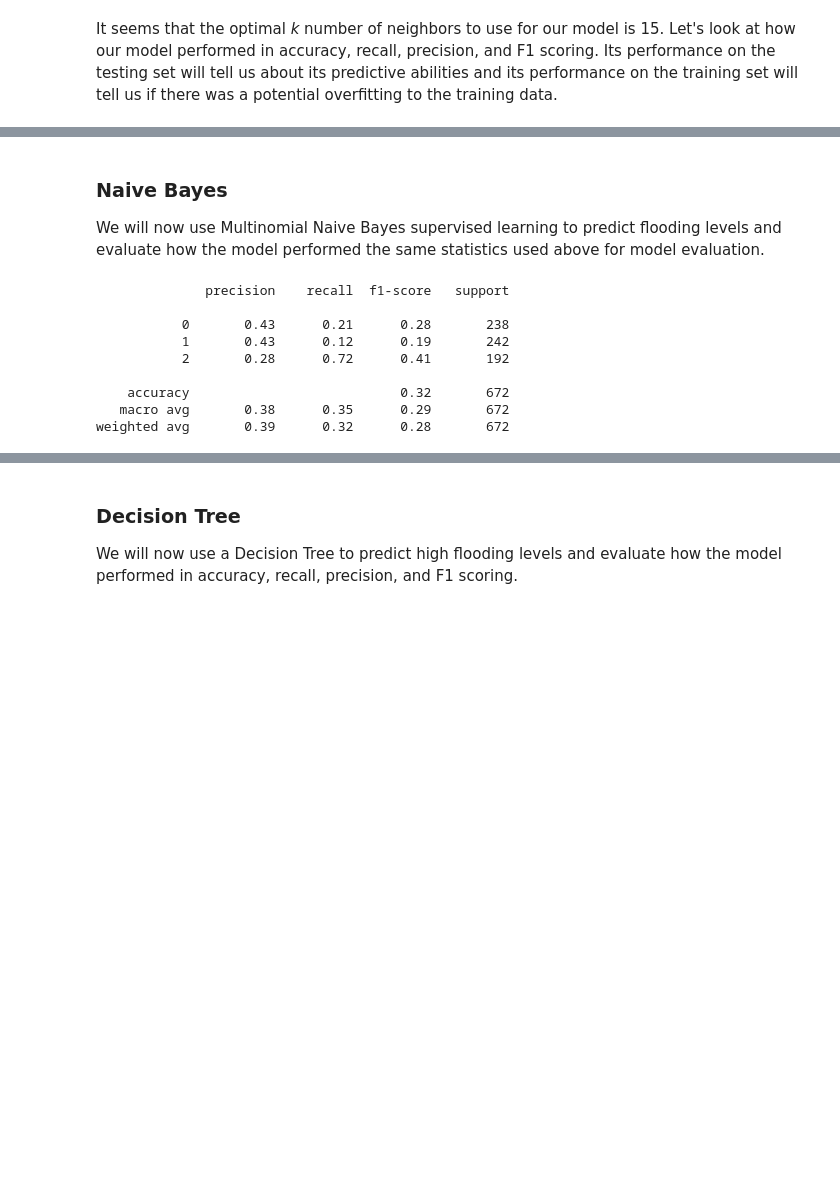
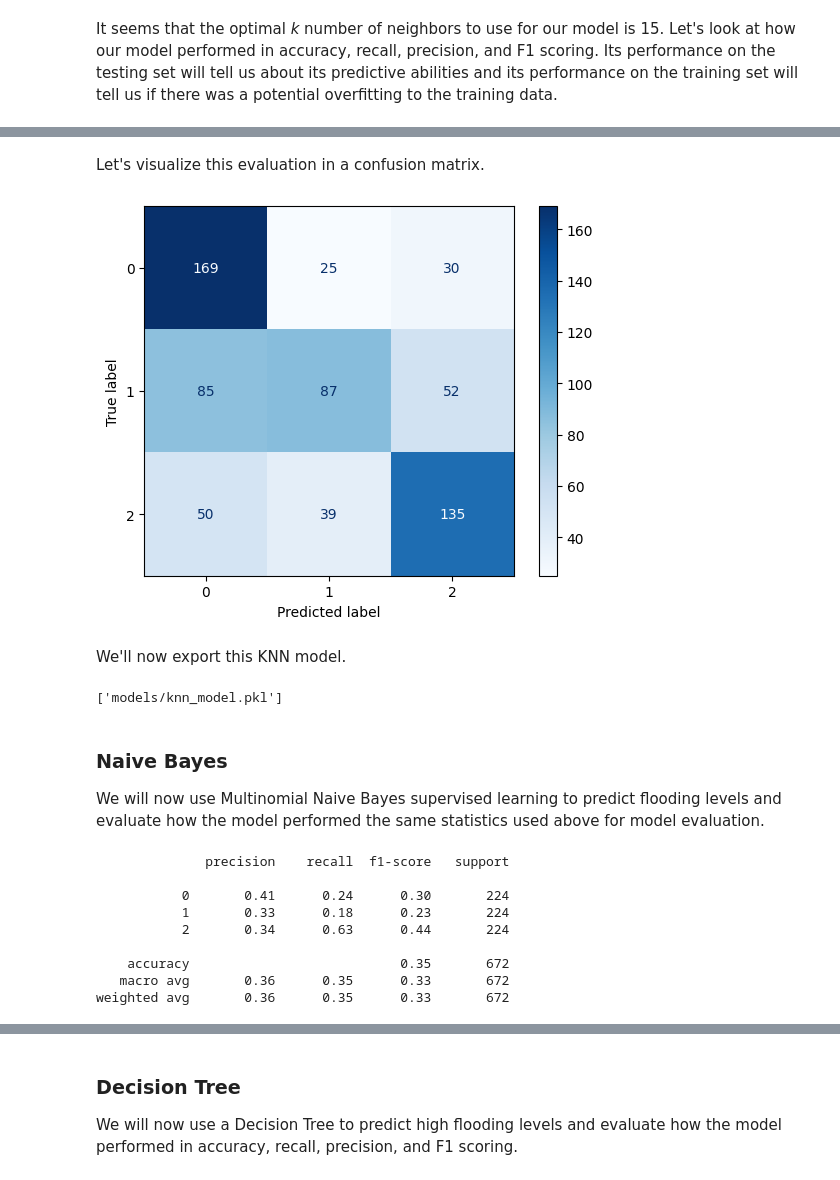
Before and after one commit to serenashah/coe379l-proj4, a Jupyter notebook: project4_notebook.ipynb, the cells around one changed output, grey strips where cells are left out. Cells and saved outputs as stored; diff of their text form; code cells hidden in the pictures; blank space fills up the shorter version.

Commit message:
dockerize and confusion matrices

```diff
--- a/project4_notebook.ipynb
+++ b/project4_notebook.ipynb
@@ -231,3 +231,20 @@ weighted avg       0.58      0.56      0.55       672
+# %% [markdown]
+Let's visualize this evaluation in a confusion matrix.
+# %%
+from sklearn.metrics import ConfusionMatrixDisplay
+import matplotlib as plt
+cm_display = ConfusionMatrixDisplay.from_estimator(knn, X_test, y_test, cmap=plt.cm.Blues,normalize=None)
+# %% [output]
+[figure, added]
+# %% [markdown]
+We'll now export this KNN model.
+# %%
+import joblib
+
+# Assuming knn_classifier is your trained KNN classifier
+joblib.dump(knn, 'models/knn_model.pkl')
+# %% [output]
+['models/knn_model.pkl']
 # %% [markdown]
 ### Naive Bayes
 We will now use Multinomial Naive Bayes supervised learning to predict flooding levels and evaluate how the model performed the same statistics used above for model evaluation.
@@ -235,18 +252,18 @@ We will now use Multinomial Naive Bayes supervised learning to predict flooding
 from sklearn.naive_bayes import GaussianNB
 
 # instantiate gaussian NB model, fit, and predict
-mnb = GaussianNB()
-y_pred_nb = mnb.fit(X_train, y_train).predict(X_test)
+gnb = GaussianNB()
+y_pred_nb = gnb.fit(X_train, y_train).predict(X_test)
 
 # print classification report
 print(classification_report(y_test, y_pred_nb))
 # %% [output]
               precision    recall  f1-score   support
 
-           0       0.43      0.21      0.28       238
-           1       0.43      0.12      0.19       242
-           2       0.28      0.72      0.41       192
+           0       0.41      0.24      0.30       224
+           1       0.33      0.18      0.23       224
+           2       0.34      0.63      0.44       224
 
-    accuracy                           0.32       672
-   macro avg       0.38      0.35      0.29       672
-weighted avg       0.39      0.32      0.28       672
+    accuracy                           0.35       672
+   macro avg       0.36      0.35      0.33       672
+weighted avg       0.36      0.35      0.33       672
```
Also changed, not shown: parts of 18 cells of this notebook, 6 other files.
